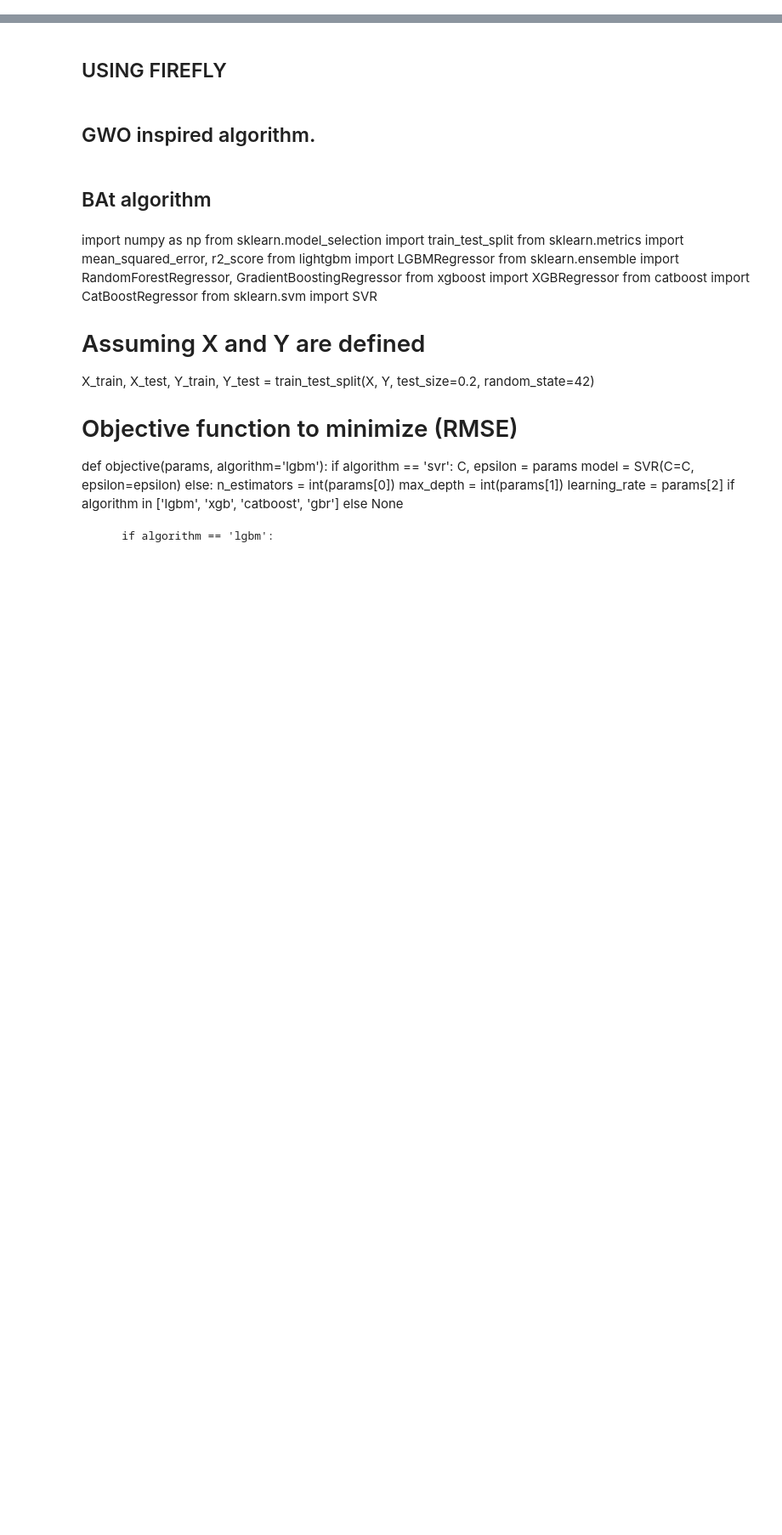
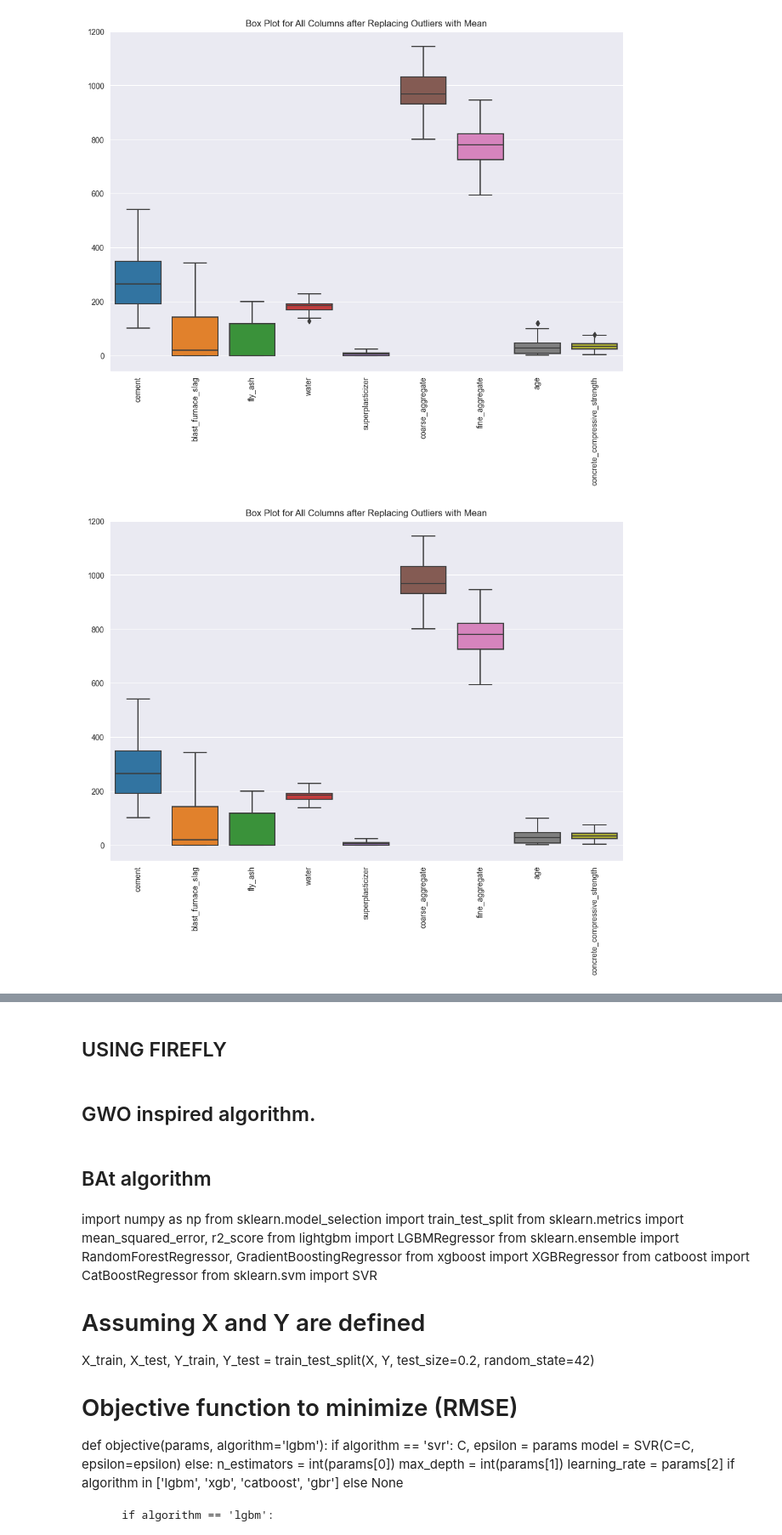
Before and after one commit to Niltiwari7/Bio-Inspired-Optimization-for-Hyperparameter-Tuning-BACO-HT-in-Compressive-Strength-Prediction, a Jupyter notebook: cap.ipynb, the cells around one changed output, grey strips where cells are left out. Shown: that part at 85% size. Drawn from its saved outputs; the diff is of its cells as text; code cells hidden in the pictures; blank space fills up the shorter version.

```diff
--- a/cap.ipynb
+++ b/cap.ipynb
@@ -965,0 +174,53 @@ The best algorithm is XGB with a Test RMSE of 4.4349
+# %%
+df.columns = df.columns.str.strip()
+# %%
+# Replace outliers with mean
+def replace_outliers_with_mean(column):
+    Q1 = column.quantile(0.25)
+    Q3 = column.quantile(0.75)
+    IQR = Q3 - Q1
+    lower_bound = Q1 - 1.5 * IQR
+    upper_bound = Q3 + 1.5 * IQR
+    # Creating a copy of the column where outliers are replaced with the mean value
+    column_cleaned = column.copy()
+    column_cleaned[(column_cleaned < lower_bound) | (column_cleaned > upper_bound)] = column_cleaned.mean()
+    return column_cleaned
+
+# Assuming 'df' is your DataFrame
+columns_to_replace_outliers = ['blast_furnace_slag', 'water','superplasticizer','fine_aggregate', 'age', 'concrete_compressive_strength']
+
+# Apply the function to the selected columns
+df[columns_to_replace_outliers] = df[columns_to_replace_outliers].apply(replace_outliers_with_mean)
+
+# Plot boxplot to show the data after replacing outliers
+plt.figure(figsize=(12, 8))
+sns.boxplot(data=df)
+plt.xticks(rotation=90)
+plt.title('Box Plot for All Columns after Replacing Outliers with Mean')
+plt.show()# Replace outliers with mean
+def replace_outliers_with_mean(column):
+    Q1 = column.quantile(0.25)
+    Q3 = column.quantile(0.75)
+    IQR = Q3 - Q1
+    lower_bound = Q1 - 1.5 * IQR
+    upper_bound = Q3 + 1.5 * IQR
+    # Creating a copy of the column where outliers are replaced with the mean value
+    column_cleaned = column.copy()
+    column_cleaned[(column_cleaned < lower_bound) | (column_cleaned > upper_bound)] = column_cleaned.mean()
+    return column_cleaned
+
+# Assuming 'df' is your DataFrame
+columns_to_replace_outliers = ['blast_furnace_slag', 'water','superplasticizer','fine_aggregate', 'age', 'concrete_compressive_strength']
+
+# Apply the function to the selected columns
+df[columns_to_replace_outliers] = df[columns_to_replace_outliers].apply(replace_outliers_with_mean)
+
+# Plot boxplot to show the data after replacing outliers
+plt.figure(figsize=(12, 8))
+sns.boxplot(data=df)
+plt.xticks(rotation=90)
+plt.title('Box Plot for All Columns after Replacing Outliers with Mean')
+plt.show()
+# %% [output]
+[figure, added]
+[figure, added]
```
Also changed, not shown: parts of 41 cells of this notebook, 9 other files.
